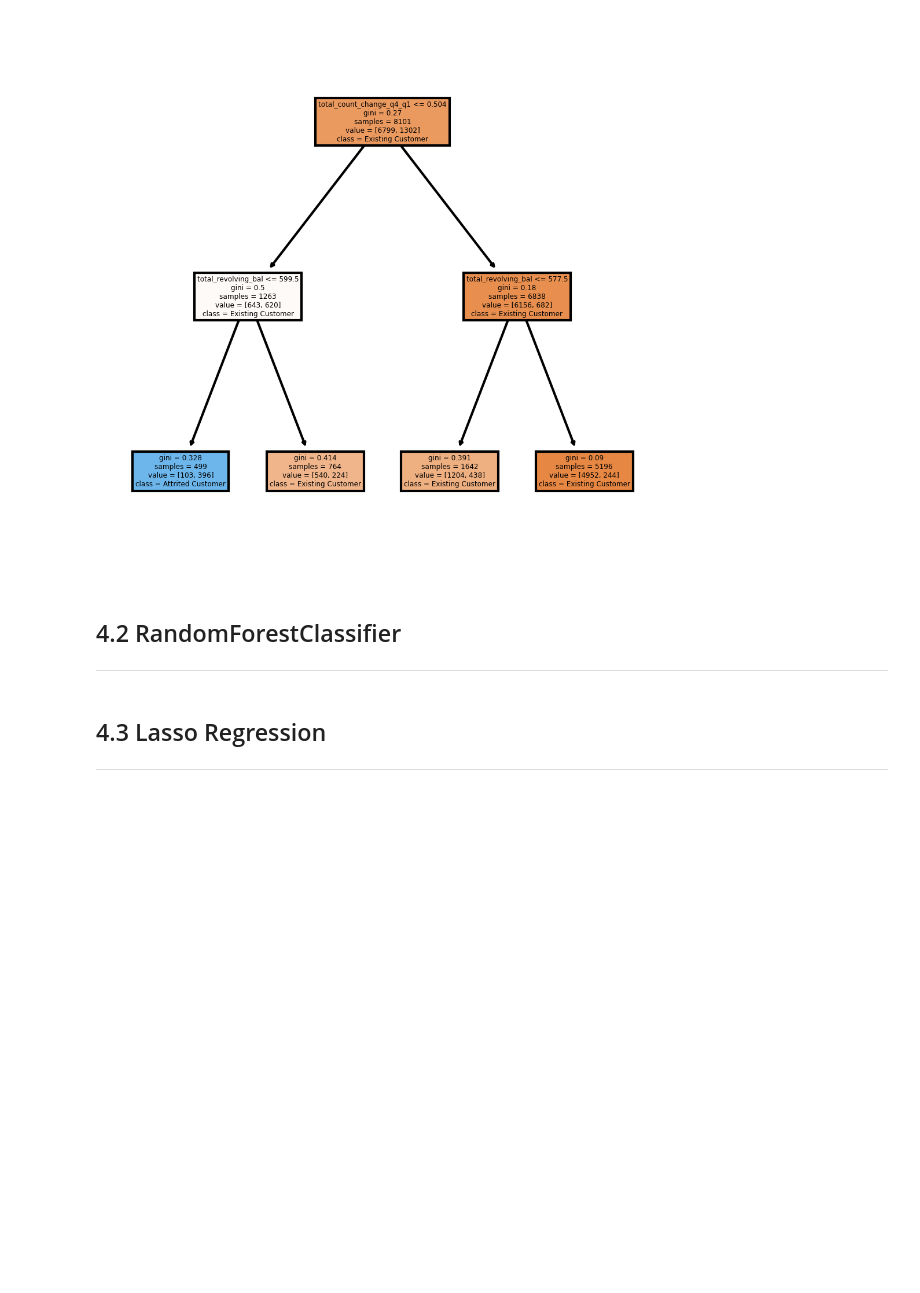
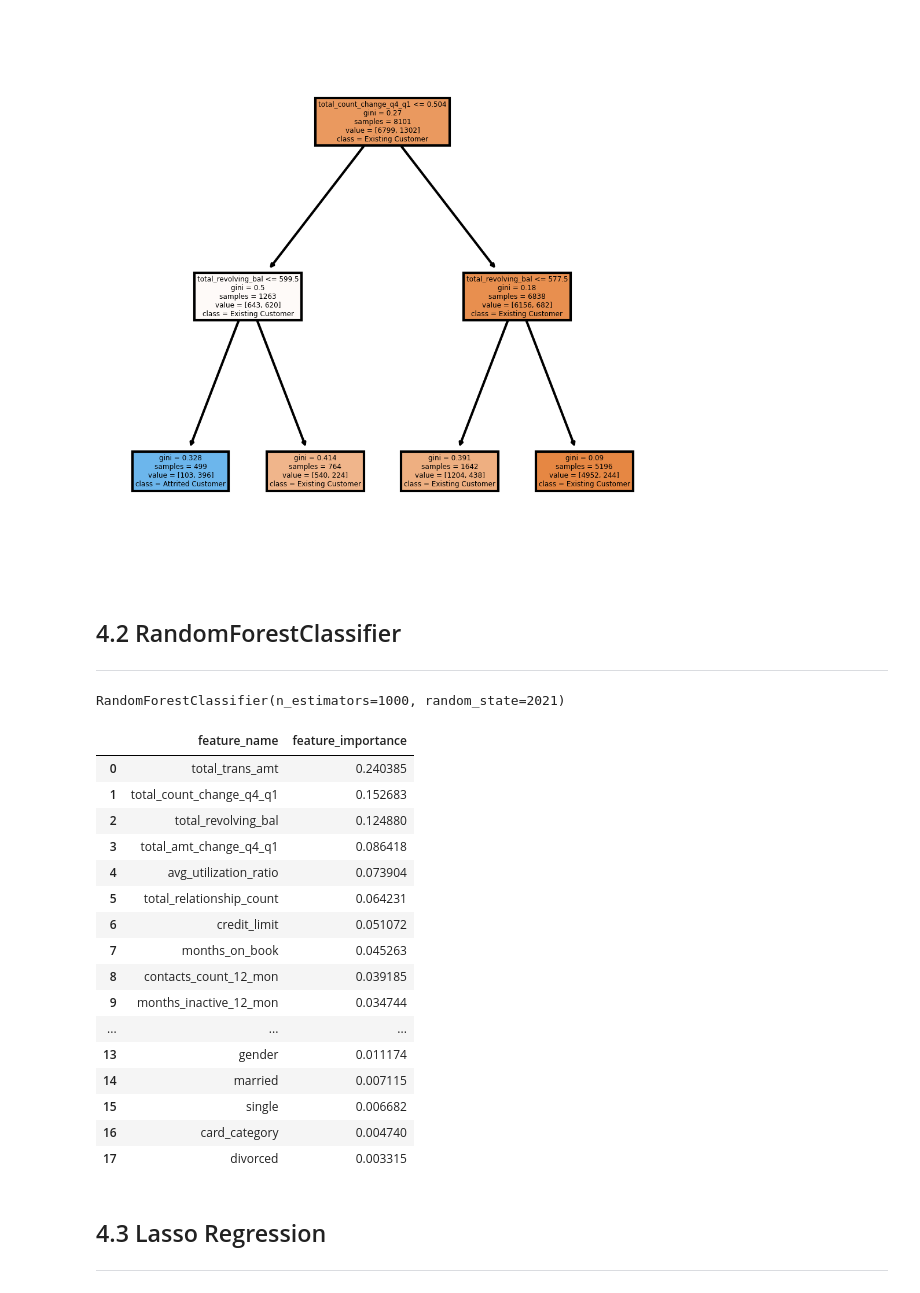
Before and after one commit to jonjonnyjonjon/introml-g2t4, a Jupyter notebook: data-preprocessing.ipynb, the cells around one changed output. Drawn from its saved outputs; the diff is of its cells as text; code cells hidden in the pictures; blank space fills up the shorter version.

Commit message:
Added Feature Selection analysis to Data Preprocessing
Single Decision Tree, RandomForest, Lasso, XGBoost

```diff
--- a/data-preprocessing.ipynb
+++ b/data-preprocessing.ipynb
@@ -163,15 +153,0 @@ Index(['gender', 'dependent_count', 'education_level', 'income_category',
-# %%
-categorical = ['gender', 'education_level',
-               'income_category', 'card_category',
-               'divorced', 'married', 'single'
-              ]
-
-clf = DecisionTreeClassifier(max_depth=2, random_state=2021)
-clf.fit(x_train[categorical], y_train)
-
-class_labels = ['Existing Customer', 'Attrited Customer']
-fig, axes = plt.subplots(nrows = 1, ncols = 1, figsize = (4,4), dpi=300)
-tree.plot_tree(clf,
-               feature_names = categorical,
-               class_names = class_labels,
-               filled = True)
@@ -206,6 +173,45 @@ tree.plot_tree(clf,
 # %% [markdown]
 ## 4.2 RandomForestClassifier
 ---
+# %%
+from sklearn.ensemble import RandomForestClassifier
+
+rf_clf = RandomForestClassifier(n_estimators=1000, random_state=2021)
+rf_clf.fit(x_train, y_train.values.ravel() )
+# %% [output]
+RandomForestClassifier(n_estimators=1000, random_state=2021)
+# %%
+def retrieve_feature_importance(importance, names):
+    feature_importance = np.array(importance)
+    feature_names = np.array(names)
+
+    data = {'feature_name':feature_names,'feature_importance':feature_importance}
+    feature_importance_df = pd.DataFrame(data)
+
+    feature_importance_df.sort_values(by=['feature_importance'], ascending=False, inplace=True)
+    return feature_importance_df.reset_index(drop=True)
+
+
+feat_impt_df = retrieve_feature_importance(rf_clf.feature_importances_, x_train.columns)
+feat_impt_df
+# %% [output]
+|  | feature_name | feature_importance |
+| 0 | total_trans_amt | 0.240385 |
+| 1 | total_count_change_q4_q1 | 0.152683 |
+| 2 | total_revolving_bal | 0.124880 |
+| 3 | total_amt_change_q4_q1 | 0.086418 |
+| 4 | avg_utilization_ratio | 0.073904 |
+| 5 | total_relationship_count | 0.064231 |
+| 6 | credit_limit | 0.051072 |
+| 7 | months_on_book | 0.045263 |
+| 8 | contacts_count_12_mon | 0.039185 |
+| 9 | months_inactive_12_mon | 0.034744 |
+| ... | ... | ... |
+| 13 | gender | 0.011174 |
+| 14 | married | 0.007115 |
+| 15 | single | 0.006682 |
+| 16 | card_category | 0.004740 |
+| 17 | divorced | 0.003315 |
 # %% [markdown]
 ## 4.3 Lasso Regression
 ---
```
Also changed, not shown: parts of 7 cells of this notebook, 1 other file.
